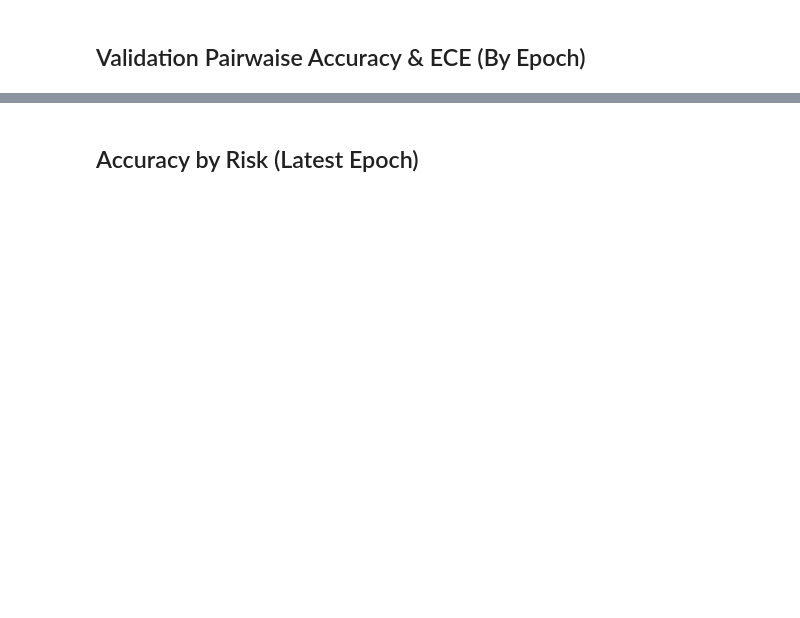
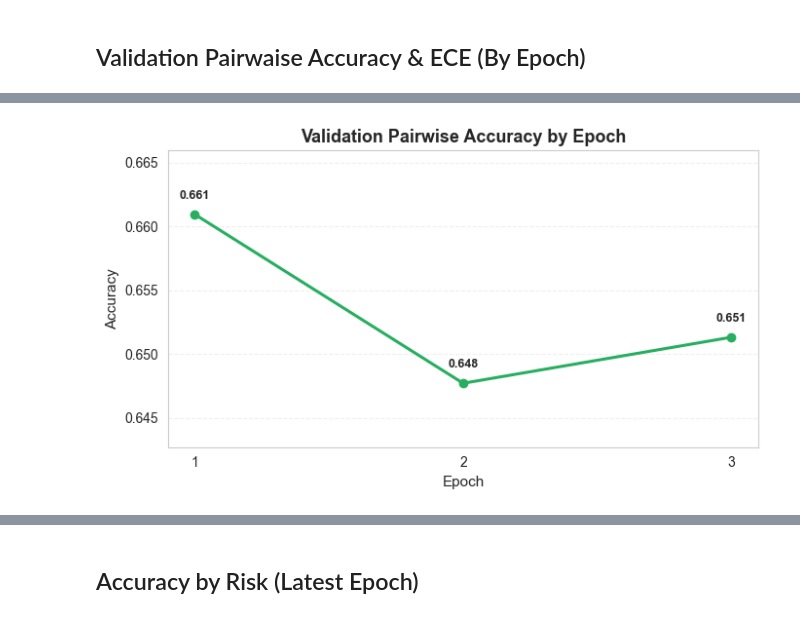
Before and after one commit to AsJayTee/SelfTraining-Reward-MedQA, a Jupyter notebook: src/reward_model/RewardModelTrainer.ipynb, the cells around one changed output, grey strips where cells are left out. Cells and saved outputs as stored; diff of their text form; code cells hidden in the pictures; blank space fills up the shorter version.

```diff
--- a/src/reward_model/RewardModelTrainer.ipynb
+++ b/src/reward_model/RewardModelTrainer.ipynb
@@ -982,0 +1072,88 @@ print(f"Saved: {save_path}")
+# %%
+records = []
+with open(METRIC_DIR / "val_epochs.jsonl", "r", encoding="utf-8") as f:
+    for line in f:
+        rec = json.loads(line)
+        records.append(rec)
+
+df_val_epochs = pd.DataFrame(records)
+
+# Ensure epoch is numeric
+df_val_epochs["epoch"] = df_val_epochs["epoch"].astype(int)
+
+# Sort by epoch and timestamp if available
+if "ts" in df_val_epochs.columns:
+    df_val_epochs = df_val_epochs.sort_values(["epoch", "ts"])
+else:
+    df_val_epochs = df_val_epochs.sort_values("epoch")
+
+# Drop duplicate epochs, keep only the last logged entry
+df_val_epochs = df_val_epochs.drop_duplicates(subset=["epoch"], keep="last").reset_index(drop=True)
+
+# Sanity check for duplicates
+dupes = df_val_epochs["epoch"].duplicated(keep=False)
+if dupes.any():
+    duped_epochs = df_val_epochs.loc[dupes, "epoch"].unique().tolist()
+    print(f"Found duplicate entries for epochs: {duped_epochs}")
+else:
+    print("Validation log is clean (1 entry per epoch).")
+
+# Extract for plotting
+epochs = df_val_epochs["epoch"].tolist()
+accs   = df_val_epochs["pairwise_accuracy"].astype(float).tolist()
+eces   = df_val_epochs["ece"].astype(float).tolist()
+
+print(f"Loaded {len(epochs)} epochs: {epochs}")
+
+# Validation pairwise accuracy by epoch
+plt.figure(figsize=(7,4))
+plt.plot(
+    epochs, accs,
+    color="#27ae60", marker="o", markersize=6,
+    linewidth=2.2, label="Accuracy"
+)
+# Annotate each point with its value
+for x, y in zip(epochs, accs):
+    plt.text(x, y + 0.001, f"{y:.3f}", ha='center', va='bottom',
+             fontsize=9, weight="bold")
+
+plt.title("Validation Pairwise Accuracy by Epoch", fontsize=13, weight="bold")
+plt.xlabel("Epoch", fontsize=11)
+plt.ylabel("Accuracy", fontsize=11)
+plt.xticks(epochs)
+plt.ylim(min(accs)-0.005, max(accs)+0.005) # add some headroom
+plt.grid(axis="y", linestyle="--", alpha=0.3)
+plt.grid(axis="x", visible=False)
+plt.tight_layout()
+
+save_path = VIZ_DIR / "val_accuracy_by_epoch.png"
+plt.savefig(save_path, dpi=300, bbox_inches="tight")
+plt.show()
+print(f"Saved: {save_path}")
+
+# Validation ECE by epoch
+plt.figure(figsize=(7,4))
+plt.plot(
+    epochs, eces,
+    color="#ffa33a", marker="o", markersize=6,
+    linewidth=2.2, label="ECE"
+)
+# Annotate each point with its value
+for x, y in zip(epochs, eces):
+    plt.text(x, y + 0.001, f"{y:.3f}", ha='center', va='bottom',
+             fontsize=9, weight="bold")
+
+plt.title("Validation Calibration (ECE, 10 bins)", fontsize=13, weight="bold")
+plt.xlabel("Epoch", fontsize=11)
+plt.ylabel("ECE", fontsize=11)
+plt.xticks(epochs)
+plt.ylim(min(eces)-0.005, max(eces)+0.005)  # add some headroom
+plt.grid(axis="y", linestyle="--", alpha=0.3)
+plt.grid(axis="x", visible=False)
+plt.tight_layout()
+
+save_path = VIZ_DIR / "val_ece_by_epoch.png"
+plt.savefig(save_path, dpi=300, bbox_inches="tight")
+plt.show()
+print(f"Saved: {save_path}")
+# %% [output]
@@ -982,0 +1162 @@ print(f"Saved: {save_path}")
+[figure, added]
```
Also changed, not shown: parts of 17 cells of this notebook.
